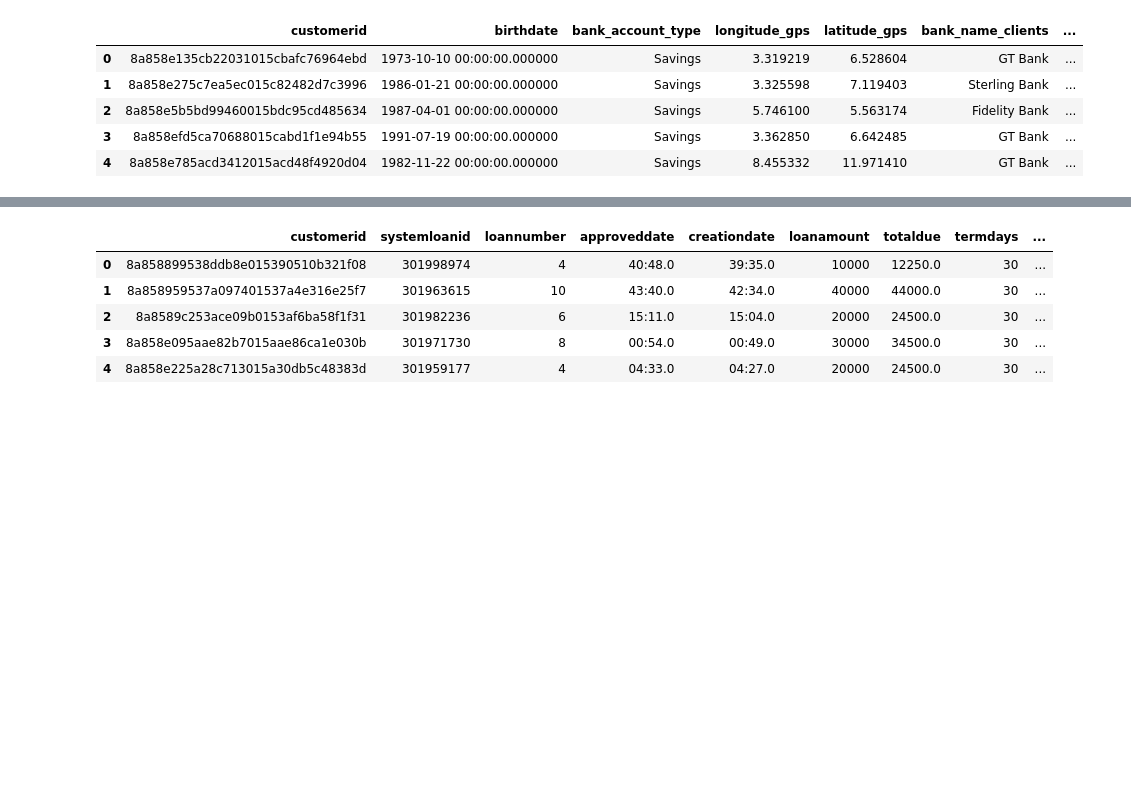
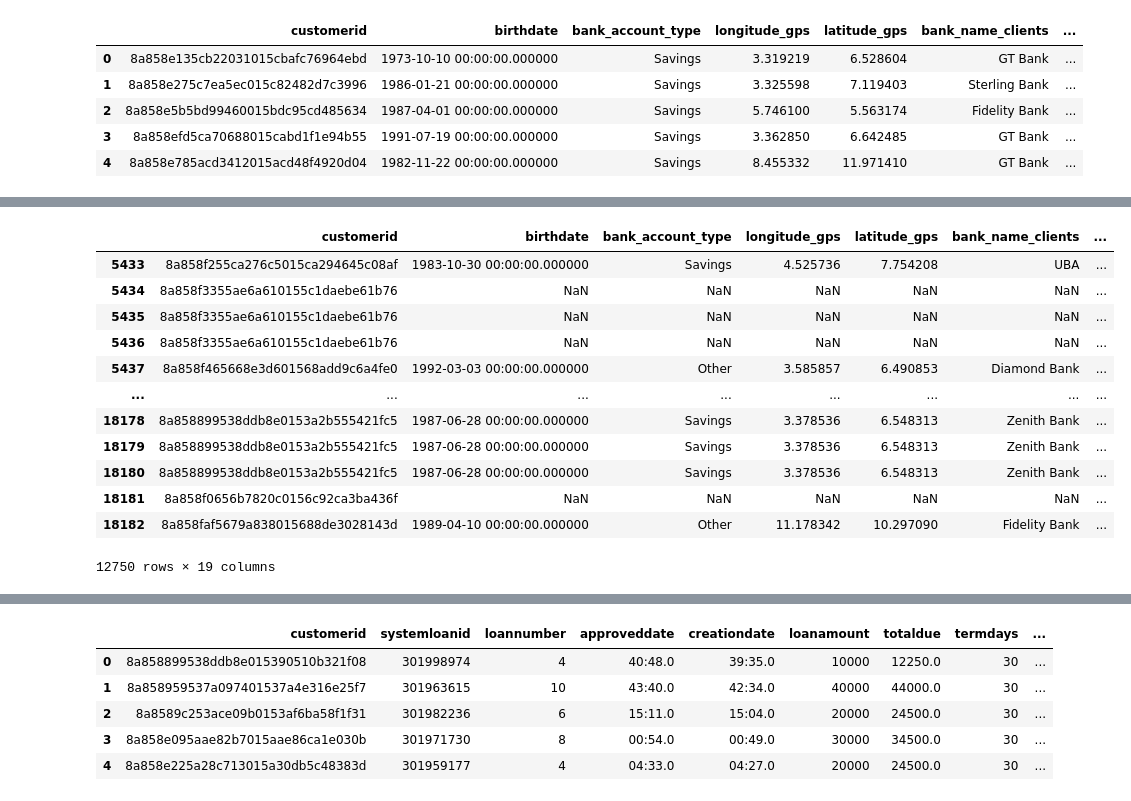
Before and after one commit to MargaretOluwadare/HAMOYE-NUMPY-GROUP-CAPSTONE, a Jupyter notebook: loans_project-Copy1-checkpoint.ipynb, the cells around one changed output, grey strips where cells are left out. Cells and saved outputs as stored; diff of their text form; code cells hidden in the pictures; blank space fills up the shorter version.

```diff
--- a/loans_project-Copy1-checkpoint.ipynb
+++ b/loans_project-Copy1-checkpoint.ipynb
@@ -390,0 +546,16 @@ memory usage: 3.6+ MB
+# %%
+dftrain
+# %% [output]
+|  | customerid | birthdate | bank_account_type | longitude_gps | latitude_gps | bank_name_clients | ... |
+| 5433 | 8a858f255ca276c5015ca294645c08af | 1983-10-30 00:00:00.000000 | Savings | 4.525736 | 7.754208 | UBA | ... |
+| 5434 | 8a858f3355ae6a610155c1daebe61b76 | NaN | NaN | NaN | NaN | NaN | ... |
+| 5435 | 8a858f3355ae6a610155c1daebe61b76 | NaN | NaN | NaN | NaN | NaN | ... |
+| 5436 | 8a858f3355ae6a610155c1daebe61b76 | NaN | NaN | NaN | NaN | NaN | ... |
+| 5437 | 8a858f465668e3d601568add9c6a4fe0 | 1992-03-03 00:00:00.000000 | Other | 3.585857 | 6.490853 | Diamond Bank | ... |
+| ... | ... | ... | ... | ... | ... | ... | ... |
+| 18178 | 8a858899538ddb8e0153a2b555421fc5 | 1987-06-28 00:00:00.000000 | Savings | 3.378536 | 6.548313 | Zenith Bank | ... |
+| 18179 | 8a858899538ddb8e0153a2b555421fc5 | 1987-06-28 00:00:00.000000 | Savings | 3.378536 | 6.548313 | Zenith Bank | ... |
+| 18180 | 8a858899538ddb8e0153a2b555421fc5 | 1987-06-28 00:00:00.000000 | Savings | 3.378536 | 6.548313 | Zenith Bank | ... |
+| 18181 | 8a858f0656b7820c0156c92ca3ba436f | NaN | NaN | NaN | NaN | NaN | ... |
+| 18182 | 8a858faf5679a838015688de3028143d | 1989-04-10 00:00:00.000000 | Other | 11.178342 | 10.297090 | Fidelity Bank | ... |
+12750 rows × 19 columns
```
Also changed, not shown: parts of 41 cells of this notebook.
